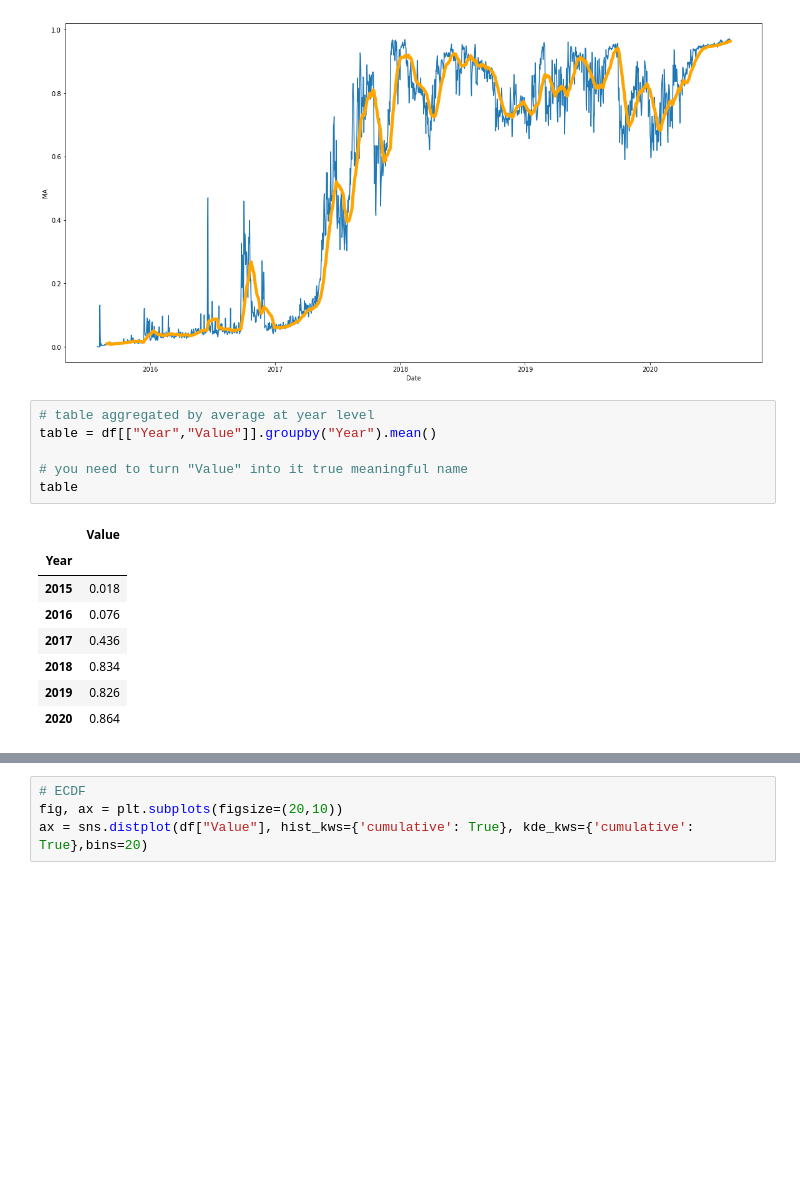
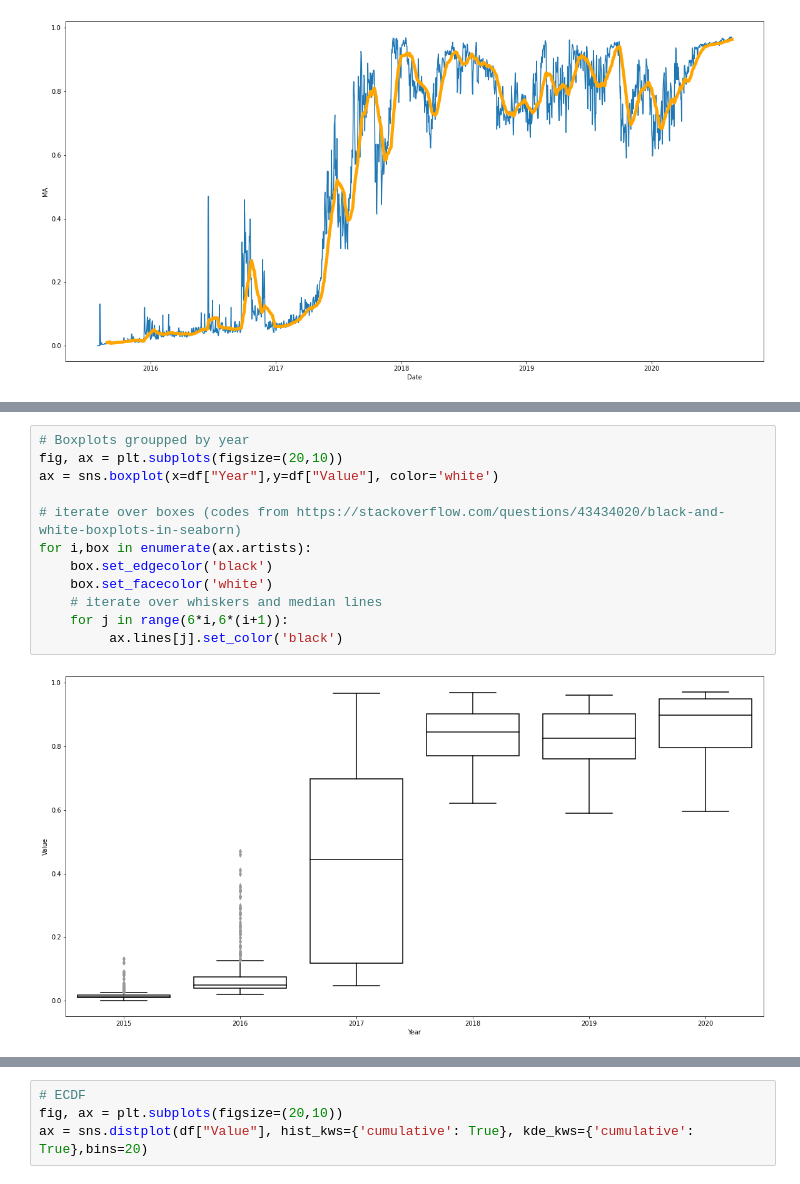
Before and after one commit to HektorLin/Etherscan_visualization, a Jupyter notebook: Etherscan_Visualization.ipynb, the cells around one changed output, grey strips where cells are left out. Cells and saved outputs as stored; diff of their text form; blank space fills up the shorter version.

```diff
--- a/Etherscan_Visualization.ipynb
+++ b/Etherscan_Visualization.ipynb
@@ -41,21 +44,6 @@ ax = sns.lineplot(x="Date", y="Value", data=plot_df)
 ax = sns.lineplot(x="Date", y="MA", data=plot_df, linewidth=5, color="orange")
 # %% [output]
 [figure]
-# %%
-# table aggregated by average at year level
-table = df[["Year","Value"]].groupby("Year").mean()
-
-# you need to turn "Value" into it true meaningful name
-table
-# %% [output]
-|  | Value |
-| Year |  |
-| 2015 | 0.018 |
-| 2016 | 0.076 |
-| 2017 | 0.436 |
-| 2018 | 0.834 |
-| 2019 | 0.826 |
-| 2020 | 0.864 |
 # %%
 # heatmap by year and month
 fig, ax = plt.subplots(figsize=(20,10))
@@ -64,4 +52,18 @@ plot_df = plot_df.pivot_table(index="Month", columns="Year", values="Value",aggf
 ax = sns.heatmap(plot_df, linewidths=0.1)
 # %% [output]
 [figure]
+# %%
+# Boxplots groupped by year
+fig, ax = plt.subplots(figsize=(20,10))
+ax = sns.boxplot(x=df["Year"],y=df["Value"], color='white')
+
+# iterate over boxes (codes from https://stackoverflow.com/questions/43434020/black-and-white-boxplots-in-seaborn)
+for i,box in enumerate(ax.artists):
+    box.set_edgecolor('black')
+    box.set_facecolor('white')
+    # iterate over whiskers and median lines
+    for j in range(6*i,6*(i+1)):
+         ax.lines[j].set_color('black')
+# %% [output]
+[figure, added]
 # %%
```
Also changed, not shown: parts of 12 cells of this notebook.
